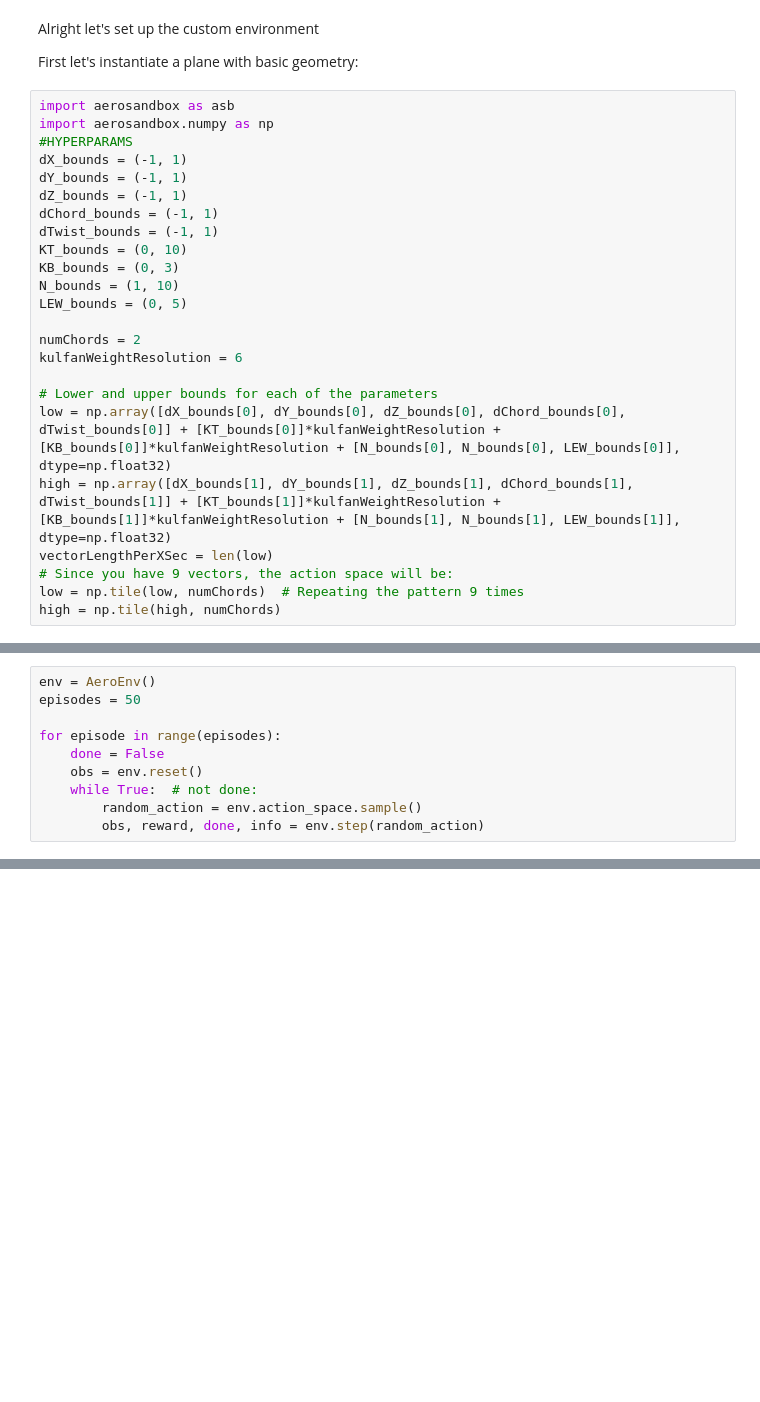
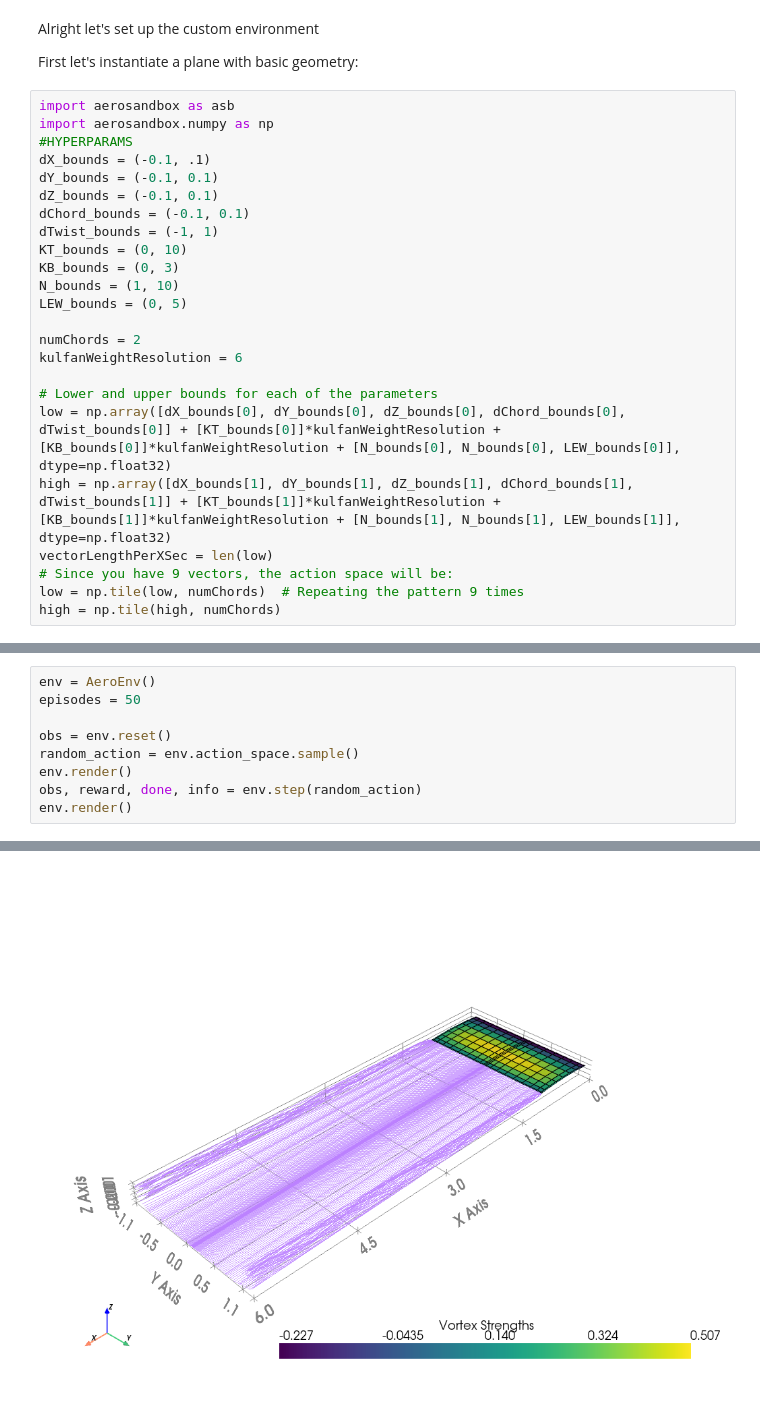
Before and after one commit to Skunkmeister/DSP-F23, a Jupyter notebook: MichaelTutorialCopy/attemptingPPOWithBaseline.ipynb, the cells around one changed output, grey strips where cells are left out. Cells and saved outputs as stored; diff of their text form; blank space fills up the shorter version.

```diff
--- a/MichaelTutorialCopy/attemptingPPOWithBaseline.ipynb
+++ b/MichaelTutorialCopy/attemptingPPOWithBaseline.ipynb
@@ -33,10 +33,10 @@ First let's instantiate a plane with basic geometry:
 import aerosandbox as asb
 import aerosandbox.numpy as np
 #HYPERPARAMS
-dX_bounds = (-1, 1)
-dY_bounds = (-1, 1)
-dZ_bounds = (-1, 1)
-dChord_bounds = (-1, 1)
+dX_bounds = (-0.1, .1)
+dY_bounds = (-0.1, 0.1)
+dZ_bounds = (-0.1, 0.1)
+dChord_bounds = (-0.1, 0.1)
 dTwist_bounds = (-1, 1)
 KT_bounds = (0, 10)
 KB_bounds = (0, 3)
@@ -261,11 +216,10 @@ class AeroEnv(gym.Env):
 env = AeroEnv()
 episodes = 50
 
-for episode in range(episodes):
-    done = False
-    obs = env.reset()
-    while True:  # not done:
-        random_action = env.action_space.sample()
-        obs, reward, done, info = env.step(random_action)
+obs = env.reset()
+random_action = env.action_space.sample()
+env.render()
+obs, reward, done, info = env.step(random_action)
+env.render()
 # %% [output]
 [figure]
@@ -288,0 +230 @@ Airfoil N2: 0.5506971151111517
+[figure, added]
```
Also changed, not shown: parts of 7 cells of this notebook.
